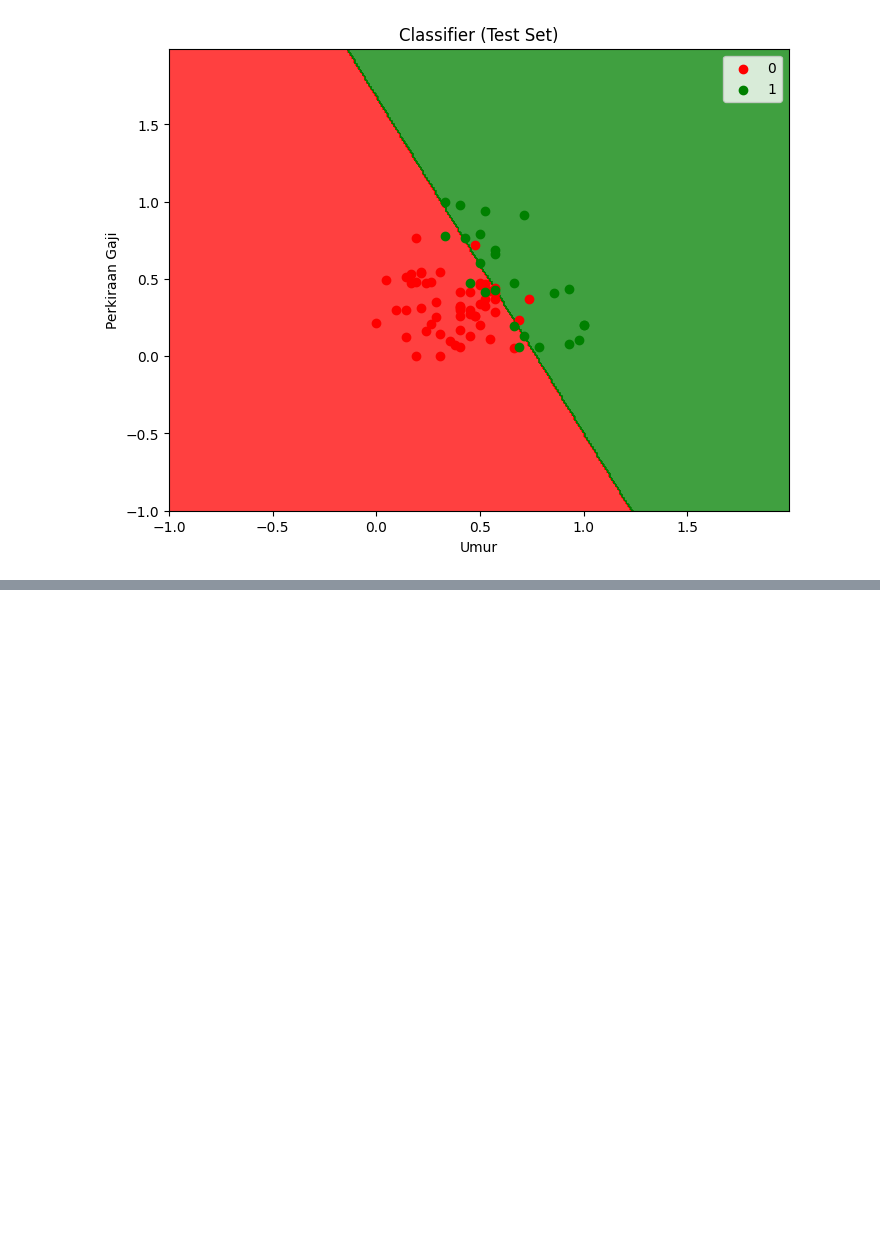
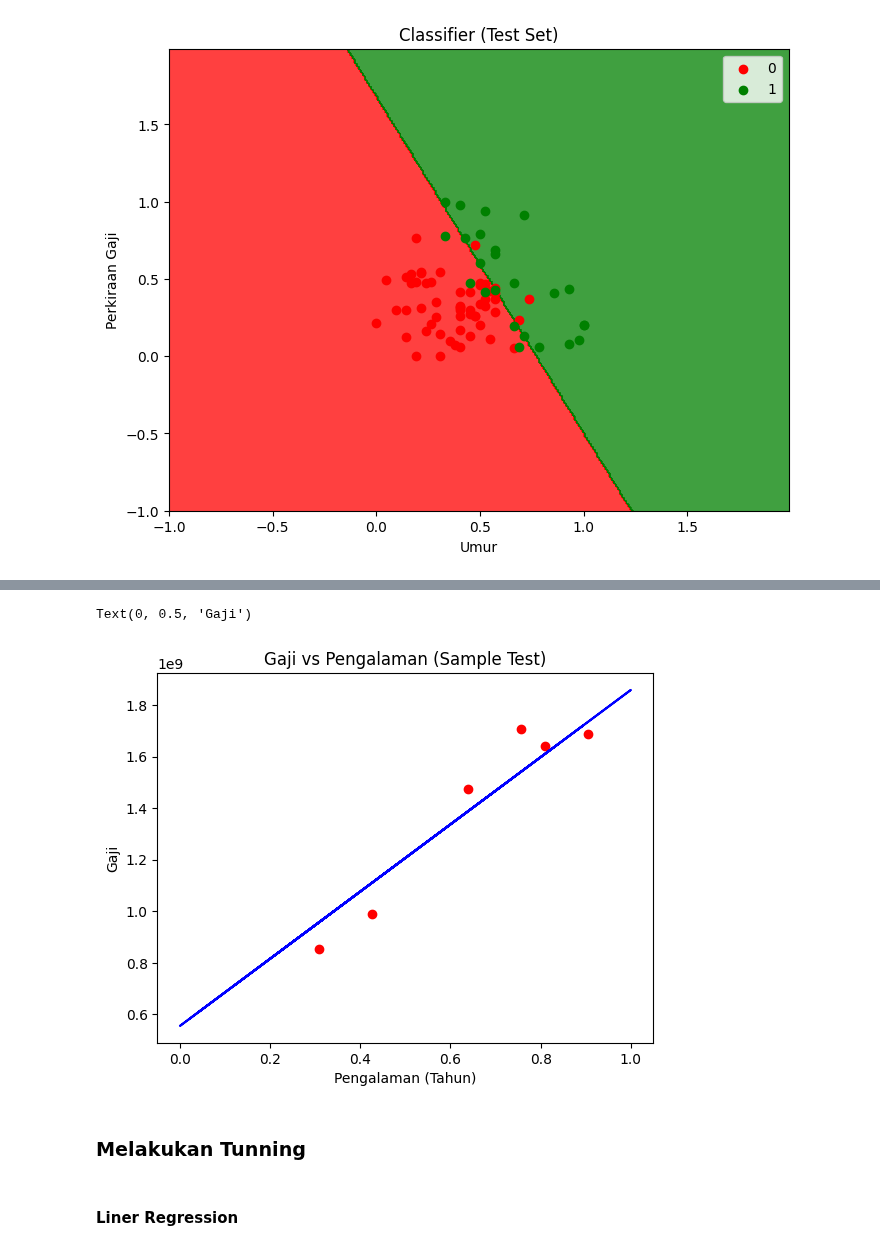
Before and after one commit to JunetzMasihBelajar/2025_AI_TI1B, a Jupyter notebook: Jobsheet8.ipynb, the cells around one changed output, grey strips where cells are left out. Drawn from its saved outputs; the diff is of its cells as text; code cells hidden in the pictures; blank space fills up the shorter version.

```diff
--- a/Jobsheet8.ipynb
+++ b/Jobsheet8.ipynb
@@ -749,0 +885,14 @@ plt.show()
+# %%
+# Visualisasikan sample test
+plt.scatter(X_test, y_test, color='red')
+plt.plot(X_train, regressor.predict(X_train), color='blue')
+plt.title('Gaji vs Pengalaman (Sample Test)')
+plt.xlabel('Pengalaman (Tahun)')
+plt.ylabel('Gaji')
+# %% [output]
+Text(0, 0.5, 'Gaji')
+[figure, added]
+# %% [markdown]
+### Melakukan Tunning
+# %% [markdown]
+#### Liner Regression
```
Also changed, not shown: parts of 32 cells of this notebook.
